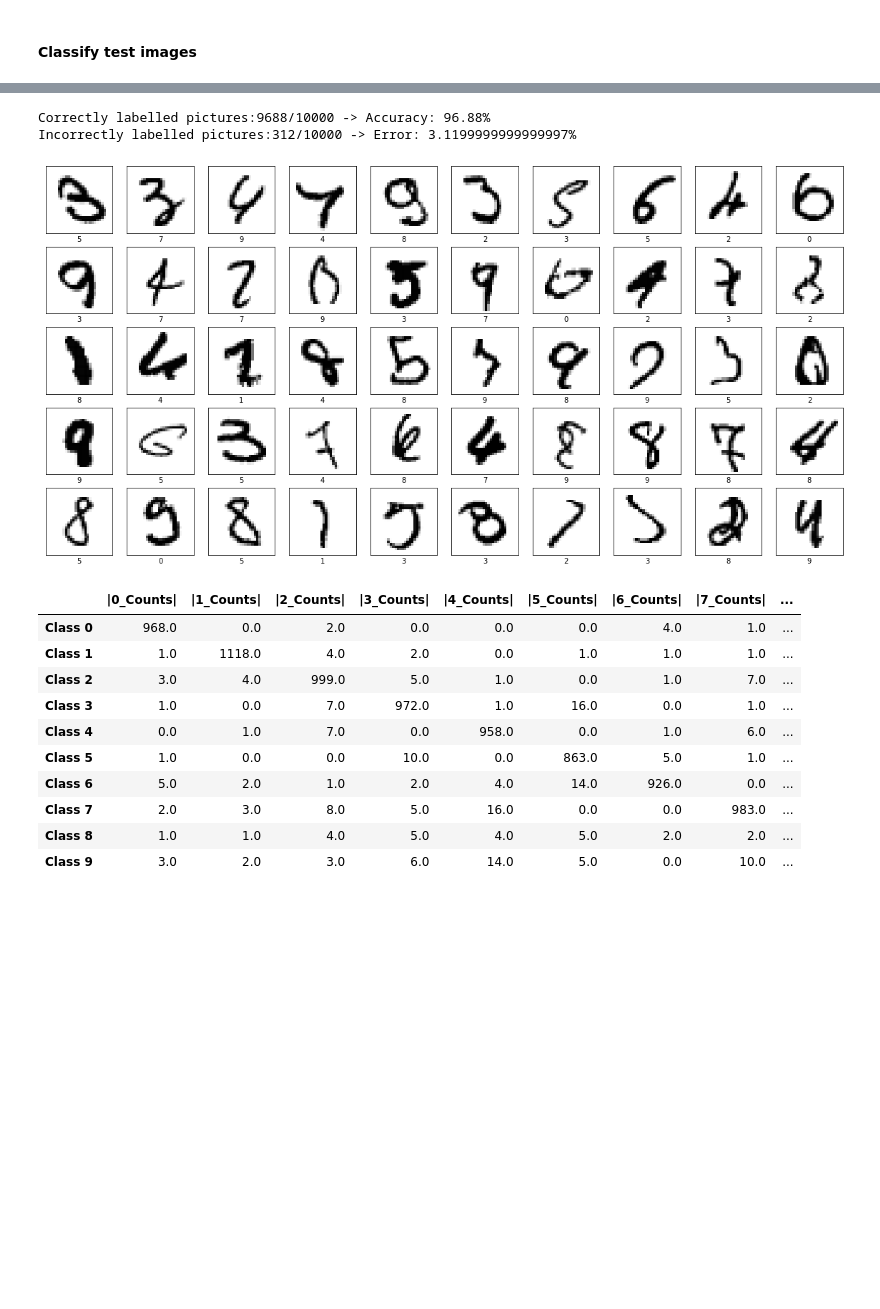
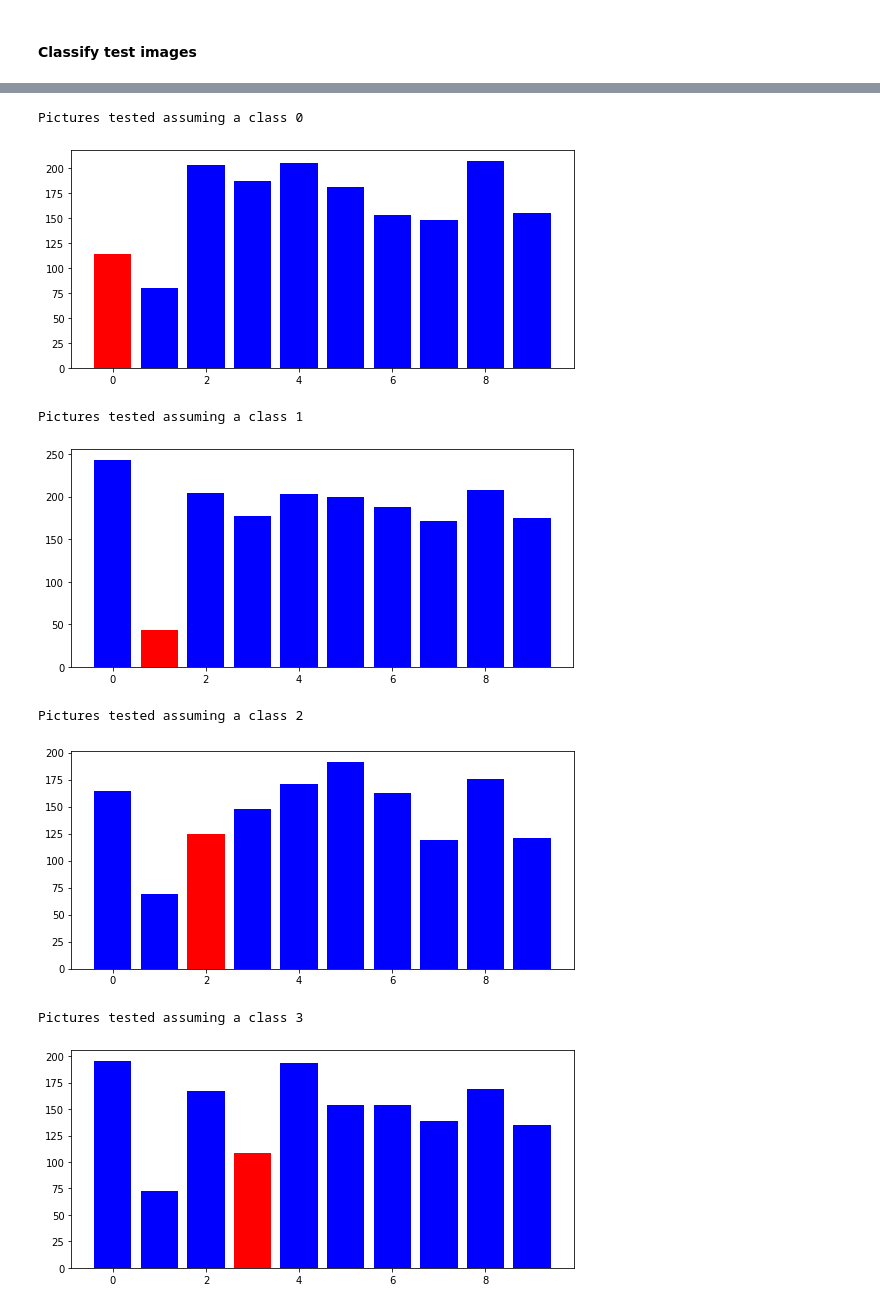
Before and after one commit to lorenzosintini/4YP, a Jupyter notebook: CVAE.ipynb, the cells around one changed output, grey strips where cells are left out. Cells and saved outputs as stored; diff of their text form; code cells hidden in the pictures; blank space fills up the shorter version.

```diff
--- a/CVAE.ipynb
+++ b/CVAE.ipynb
@@ -411,47 +452,30 @@ Incorrectly labelled pictures:312/10000 -> Error: 3.1200000000000006%
-# %%
-import pandas as pd
-predicted_class = predicted_class.astype('int')
-reclassed_y_test = reclassed_y_test.astype('int')
-
-wrong_guesses = []
-table_of_counts = np.zeros([n_classes, n_classes+1])
-for i in range(predicted_class.shape[1]):
-    table_of_counts[reclassed_y_test[i], predicted_class[0,i]]+=1
-    if reclassed_y_test[i] != predicted_class[0,i]:
-        wrong_guesses.append(i)
-trace_count = table_of_counts.trace().astype('int')
-sum_count = table_of_counts.sum().astype('int')
-for i in range(n_classes):
-    table_of_counts[i,-1] = 100*table_of_counts[i,i]/np.sum(table_of_counts[i,0:-1])
-
-index = list(str('-') * n_classes)
-columns = list(str('-') * (n_classes+1))
-for i in range(n_classes):
-    index[i]= 'Class '+ str(i)
-    columns[i] = '|' + str(i) + '_Counts|'
-columns[-1] = 'Percentage'
-table = pd.DataFrame.from_records(table_of_counts, index=index, columns=columns)
-
-print('Correctly labelled pictures:{}/{} -> Accuracy: {}%'.format(trace_count, sum_count, trace_count/sum_count*100))
-print('Incorrectly labelled pictures:{}/{} -> Error: {}%'.format(sum_count-trace_count, sum_count, (sum_count-trace_count)/sum_count*100))
-
-pics_to_plot = list(x_test[i] for i in wrong_guesses)
-labels = list(predicted_class[0,i] for i in wrong_guesses)
-plot_images(pics_to_plot[0:50], labels[0:50], [0,len(labels[0:50])])
-
-table
-# %% [output]
-Correctly labelled pictures:9688/10000 -> Accuracy: 96.88%
-Incorrectly labelled pictures:312/10000 -> Error: 3.1199999999999997%
-[figure, removed]
-|  | |0_Counts| | |1_Counts| | |2_Counts| | |3_Counts| | |4_Counts| | |5_Counts| | |6_Counts| | |7_Counts| | ... |
-| Class 0 | 968.0 | 0.0 | 2.0 | 0.0 | 0.0 | 0.0 | 4.0 | 1.0 | ... |
-| Class 1 | 1.0 | 1118.0 | 4.0 | 2.0 | 0.0 | 1.0 | 1.0 | 1.0 | ... |
-| Class 2 | 3.0 | 4.0 | 999.0 | 5.0 | 1.0 | 0.0 | 1.0 | 7.0 | ... |
-| Class 3 | 1.0 | 0.0 | 7.0 | 972.0 | 1.0 | 16.0 | 0.0 | 1.0 | ... |
-| Class 4 | 0.0 | 1.0 | 7.0 | 0.0 | 958.0 | 0.0 | 1.0 | 6.0 | ... |
-| Class 5 | 1.0 | 0.0 | 0.0 | 10.0 | 0.0 | 863.0 | 5.0 | 1.0 | ... |
-| Class 6 | 5.0 | 2.0 | 1.0 | 2.0 | 4.0 | 14.0 | 926.0 | 0.0 | ... |
-| Class 7 | 2.0 | 3.0 | 8.0 | 5.0 | 16.0 | 0.0 | 0.0 | 983.0 | ... |
-| Class 8 | 1.0 | 1.0 | 4.0 | 5.0 | 4.0 | 5.0 | 2.0 | 2.0 | ... |
-| Class 9 | 3.0 | 2.0 | 3.0 | 6.0 | 14.0 | 5.0 | 0.0 | 10.0 | ... |
+# %%
+table_of_losses = np.zeros([n_classes, n_classes])
+for i in range(0,n_classes):
+  print('Pictures tested assuming a class {}'.format(i))
+  plt.figure(figsize=[9,4])
+  for j in range(n_classes):
+    testimages = x_test[(y_test==j)]
+    testlabels = np.zeros([len(testimages),n_classes]).astype('float32')
+    testlabels[:,i] = 1
+    testimages = set_pixels_binary(testimages)
+    testimages = testimages.reshape(len(testimages), image_shape[0], image_shape[1], N_image_channels).astype('float32')
+    loss = -calculate_ELBO(model,testimages, testlabels)
+    table_of_losses[j,i] = -loss
+    if j==i:
+      color='red'
+    else:
+      color='blue'
+    plt.bar(j,-loss.numpy(),color=color)
+    #print('ELBO loss for class {}: {}'.format(i,loss))
+    y[i]=0
+  plt.show()
+# %% [output]
+Pictures tested assuming a class 0
+[figure, added]
+Pictures tested assuming a class 1
+[figure, added]
+Pictures tested assuming a class 2
+[figure, added]
+Pictures tested assuming a class 3
+[figure, added]
```
Also changed, not shown: parts of 12 cells of this notebook.
